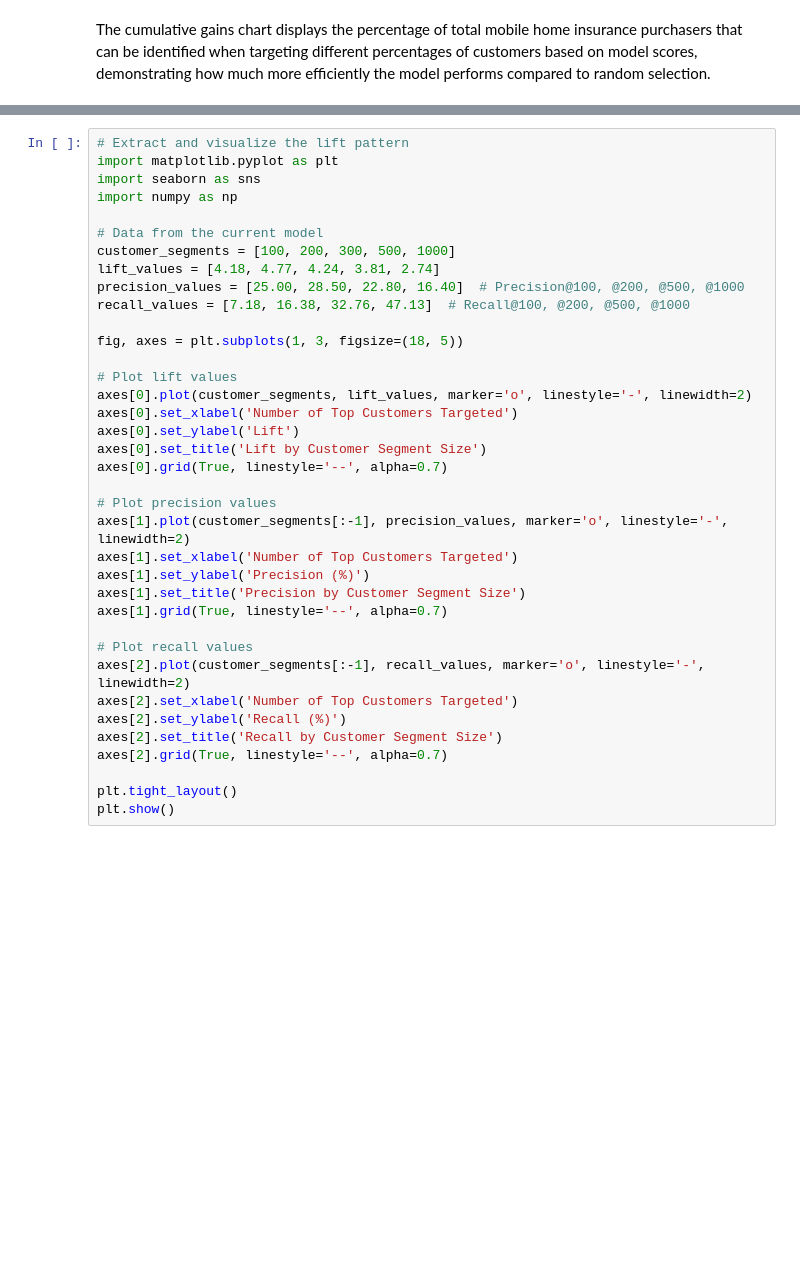
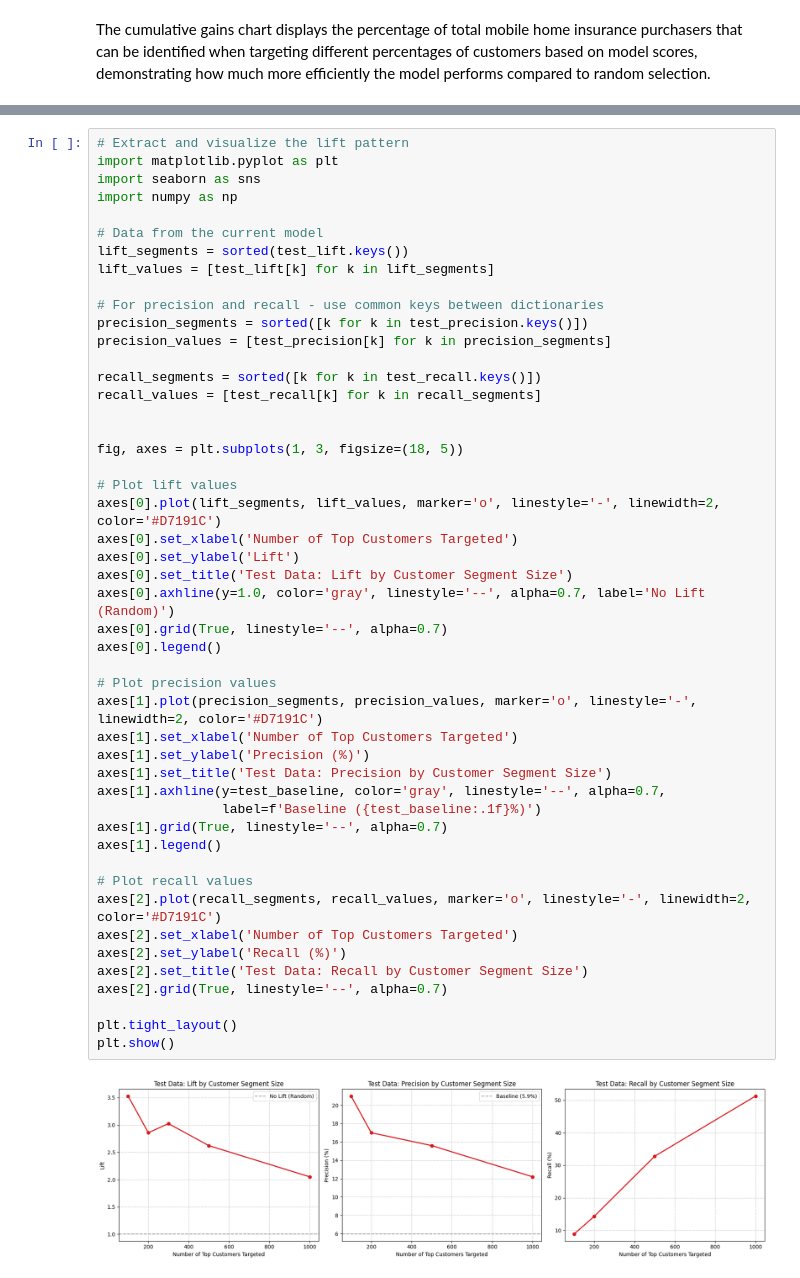
Before and after one commit to ThanosDrossos/MineriaDatosUNAM, a Jupyter notebook: code/tarea1.ipynb, the cells around one changed output, grey strips where cells are left out. Saved outputs shown, nothing was run; the diff lists cells and outputs as text; blank space fills up the shorter version.

```diff
--- a/code/tarea1.ipynb
+++ b/code/tarea1.ipynb
@@ -1200,40 +1420,53 @@ plt.show()
 # %%
 # Extract and visualize the lift pattern
 import matplotlib.pyplot as plt
 import seaborn as sns
 import numpy as np
 
 # Data from the current model
-customer_segments = [100, 200, 300, 500, 1000]
-lift_values = [4.18, 4.77, 4.24, 3.81, 2.74]
-precision_values = [25.00, 28.50, 22.80, 16.40]  # Precision@100, @200, @500, @1000
-recall_values = [7.18, 16.38, 32.76, 47.13]  # Recall@100, @200, @500, @1000
+lift_segments = sorted(test_lift.keys())
+lift_values = [test_lift[k] for k in lift_segments]
+
+# For precision and recall - use common keys between dictionaries
+precision_segments = sorted([k for k in test_precision.keys()])
+precision_values = [test_precision[k] for k in precision_segments]
+
+recall_segments = sorted([k for k in test_recall.keys()])
+recall_values = [test_recall[k] for k in recall_segments]
+
 
 fig, axes = plt.subplots(1, 3, figsize=(18, 5))
 
 # Plot lift values
-axes[0].plot(customer_segments, lift_values, marker='o', linestyle='-', linewidth=2)
+axes[0].plot(lift_segments, lift_values, marker='o', linestyle='-', linewidth=2, color='#D7191C')
 axes[0].set_xlabel('Number of Top Customers Targeted')
 axes[0].set_ylabel('Lift')
-axes[0].set_title('Lift by Customer Segment Size')
+axes[0].set_title('Test Data: Lift by Customer Segment Size')
+axes[0].axhline(y=1.0, color='gray', linestyle='--', alpha=0.7, label='No Lift (Random)')
 axes[0].grid(True, linestyle='--', alpha=0.7)
+axes[0].legend()
 
 # Plot precision values
-axes[1].plot(customer_segments[:-1], precision_values, marker='o', linestyle='-', linewidth=2)
+axes[1].plot(precision_segments, precision_values, marker='o', linestyle='-', linewidth=2, color='#D7191C')
 axes[1].set_xlabel('Number of Top Customers Targeted')
 axes[1].set_ylabel('Precision (%)')
-axes[1].set_title('Precision by Customer Segment Size')
+axes[1].set_title('Test Data: Precision by Customer Segment Size')
+axes[1].axhline(y=test_baseline, color='gray', linestyle='--', alpha=0.7,
+                label=f'Baseline ({test_baseline:.1f}%)')
 axes[1].grid(True, linestyle='--', alpha=0.7)
+axes[1].legend()
 
 # Plot recall values
-axes[2].plot(customer_segments[:-1], recall_values, marker='o', linestyle='-', linewidth=2)
+axes[2].plot(recall_segments, recall_values, marker='o', linestyle='-', linewidth=2, color='#D7191C')
 axes[2].set_xlabel('Number of Top Customers Targeted')
 axes[2].set_ylabel('Recall (%)')
-axes[2].set_title('Recall by Customer Segment Size')
+axes[2].set_title('Test Data: Recall by Customer Segment Size')
 axes[2].grid(True, linestyle='--', alpha=0.7)
 
 plt.tight_layout()
 plt.show()
+# %% [output]
+[figure, added]
 # %%
 # Analyze importance of different feature categories
 import pandas as pd
```
Also changed, not shown: parts of 13 cells of this notebook.
